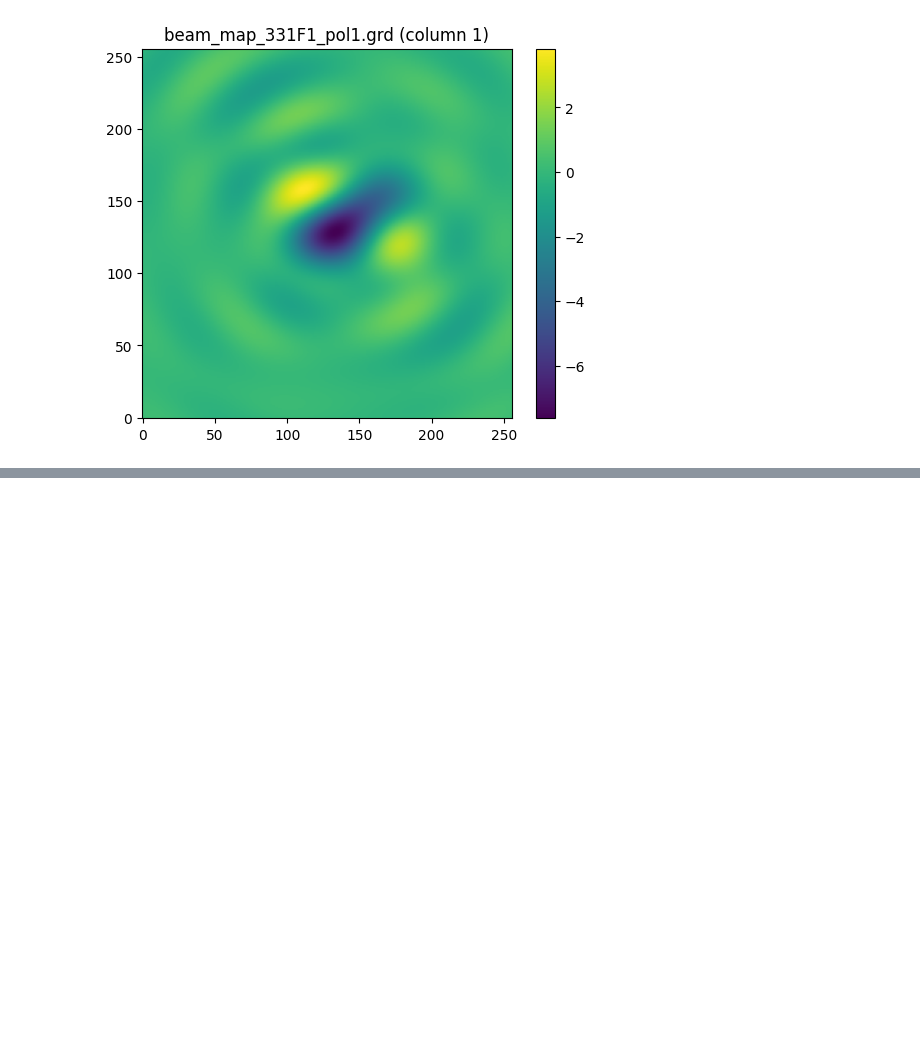
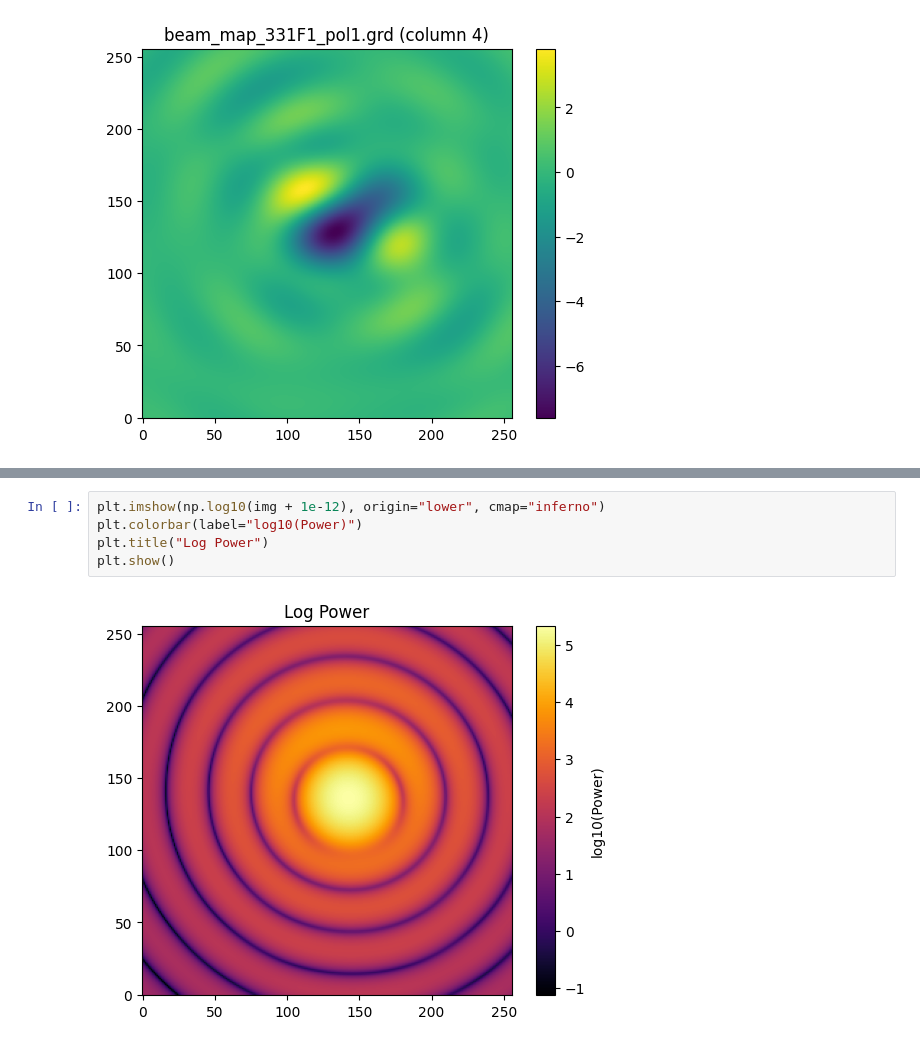
Before and after one commit to dlllonb/wiregrid, a Jupyter notebook: analysis/notebooks/beammap1.ipynb, the cells around one changed output, grey strips where cells are left out. Drawn from its saved outputs; the diff is of its cells as text; blank space fills up the shorter version.

```diff
--- a/analysis/notebooks/beammap1.ipynb
+++ b/analysis/notebooks/beammap1.ipynb
@@ -85,0 +100,7 @@ plt.show()
+# %%
+plt.imshow(np.log10(img + 1e-12), origin="lower", cmap="inferno")
+plt.colorbar(label="log10(Power)")
+plt.title("Log Power")
+plt.show()
+# %% [output]
+[figure, added]
```
Also changed, not shown: parts of 1 cell of this notebook.
